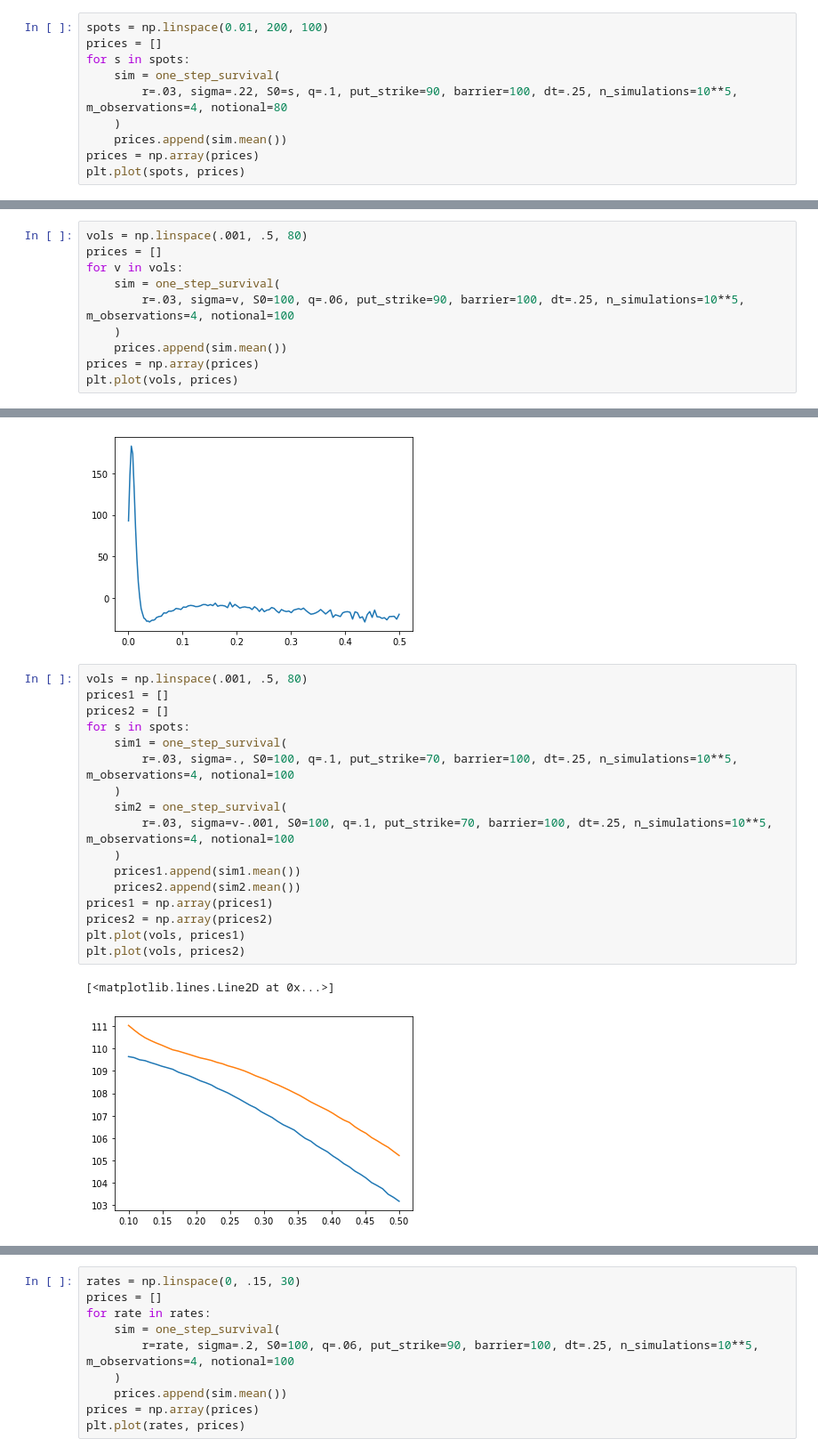
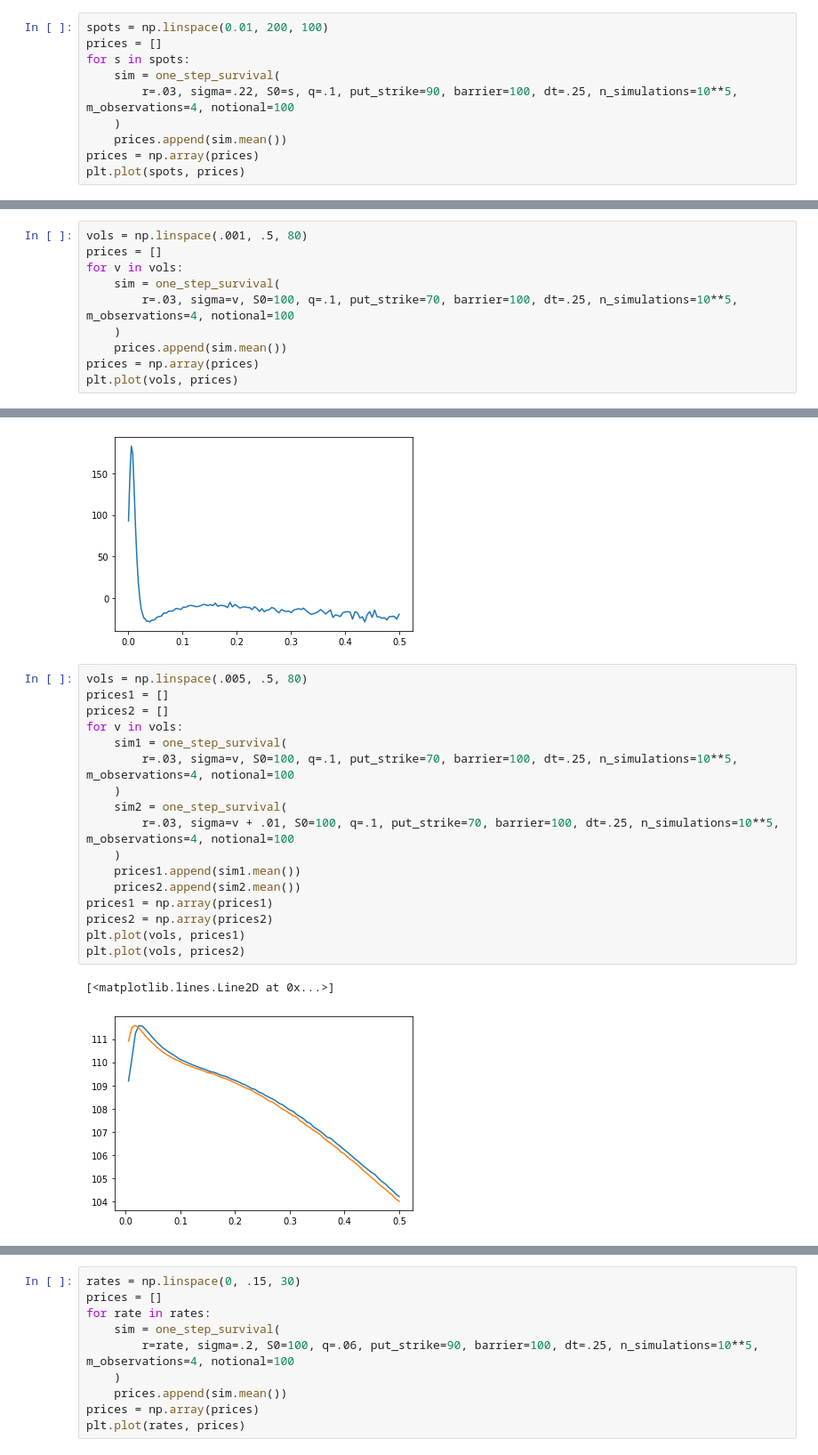
Before and after one commit to 20castro/Autocallable, a Jupyter notebook: one_step_survival/implementation.ipynb, the cells around one changed output, grey strips where cells are left out. Shown: that part at 89% size. Saved outputs shown, nothing was run; the diff lists cells and outputs as text.

```diff
--- a/one_step_survival/implementation.ipynb
+++ b/one_step_survival/implementation.ipynb
@@ -33,7 +33,7 @@ spots = np.linspace(0.01, 200, 100)
 prices = []
 for s in spots:
     sim = one_step_survival(
-        r=.03, sigma=.22, S0=s, q=.1, put_strike=90, barrier=100, dt=.25, n_simulations=10**5, m_observations=4, notional=80
+        r=.03, sigma=.22, S0=s, q=.1, put_strike=90, barrier=100, dt=.25, n_simulations=10**5, m_observations=4, notional=100
     )
     prices.append(sim.mean())
 prices = np.array(prices)
@@ -64,7 +64,7 @@ vols = np.linspace(.001, .5, 80)
 prices = []
 for v in vols:
     sim = one_step_survival(
-        r=.03, sigma=v, S0=100, q=.06, put_strike=90, barrier=100, dt=.25, n_simulations=10**5, m_observations=4, notional=100
+        r=.03, sigma=v, S0=100, q=.1, put_strike=70, barrier=100, dt=.25, n_simulations=10**5, m_observations=4, notional=100
     )
     prices.append(sim.mean())
 prices = np.array(prices)
@@ -89,23 +89,23 @@ plt.plot(vols, diff)
 [<matplotlib.lines.Line2D at 0x...>]
 [figure]
 # %%
-vols = np.linspace(.001, .5, 80)
+vols = np.linspace(.005, .5, 80)
 prices1 = []
 prices2 = []
-for s in spots:
+for v in vols:
     sim1 = one_step_survival(
-        r=.03, sigma=., S0=100, q=.1, put_strike=70, barrier=100, dt=.25, n_simulations=10**5, m_observations=4, notional=100
+        r=.03, sigma=v, S0=100, q=.1, put_strike=70, barrier=100, dt=.25, n_simulations=10**5, m_observations=4, notional=100
     )
     sim2 = one_step_survival(
-        r=.03, sigma=v-.001, S0=100, q=.1, put_strike=70, barrier=100, dt=.25, n_simulations=10**5, m_observations=4, notional=100
+        r=.03, sigma=v + .01, S0=100, q=.1, put_strike=70, barrier=100, dt=.25, n_simulations=10**5, m_observations=4, notional=100
     )
     prices1.append(sim1.mean())
     prices2.append(sim2.mean())
 prices1 = np.array(prices1)
 prices2 = np.array(prices2)
 plt.plot(vols, prices1)
 plt.plot(vols, prices2)
 # %% [output]
 [<matplotlib.lines.Line2D at 0x...>]
-[figure, old version]
+[figure, new version]
 # %% [markdown]
```
Also changed, not shown: parts of 3 cells of this notebook, 1 other file.
